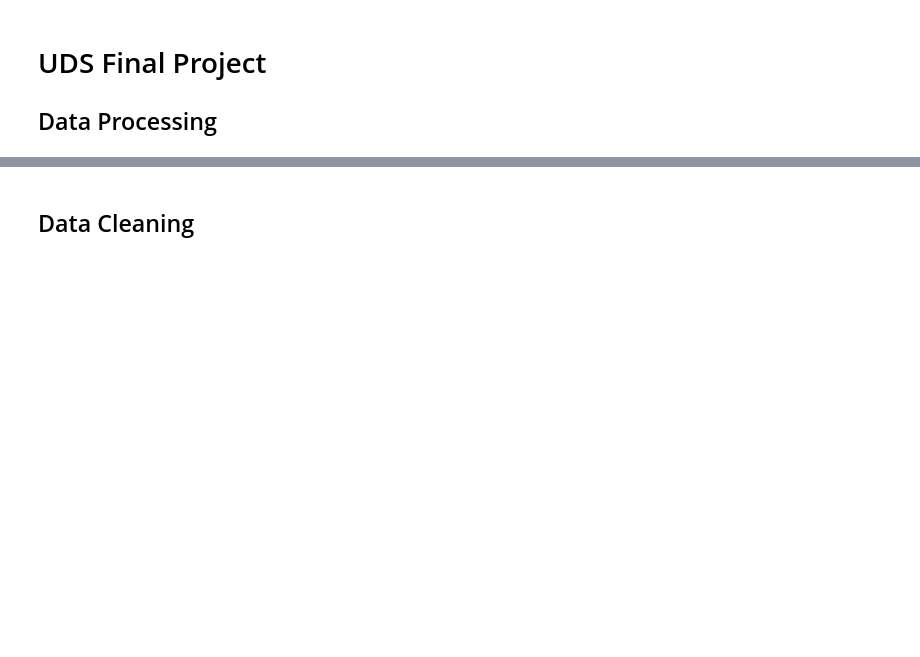
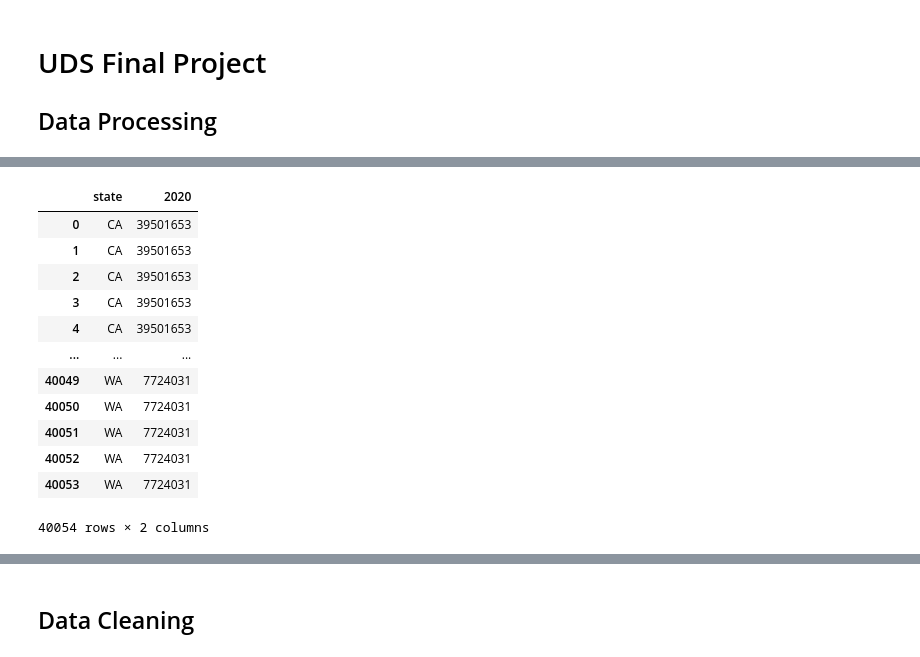
Before and after one commit to XquanL/Casual_Inference_UDS, a Jupyter notebook: 20_code/Dataprocessing_elisa.ipynb, the cells around one changed output, grey strips where cells are left out. Saved outputs shown, nothing was run; the diff lists cells and outputs as text; code cells hidden in the pictures; blank space fills up the shorter version.

```diff
--- a/20_code/Dataprocessing_elisa.ipynb
+++ b/20_code/Dataprocessing_elisa.ipynb
@@ -23,0 +28,19 @@ df.head()
+# %%
+# read in covid data
+covid = pd.read_csv('https://raw.githubusercontent.com/MIDS-at-Duke/uds-2023-team-1/main/30_intermediate_files/matched_data_new.csv?token=GHSAT0AAAAAAB5CQTOT6ZJ3XT3PO5JJ4IK4ZB3QGFA')
+covid = covid[['state', '2020']]
+covid
+# %% [output]
+|  | state | 2020 |
+| 0 | CA | 39501653 |
+| 1 | CA | 39501653 |
+| 2 | CA | 39501653 |
+| 3 | CA | 39501653 |
+| 4 | CA | 39501653 |
+| ... | ... | ... |
+| 40049 | WA | 7724031 |
+| 40050 | WA | 7724031 |
+| 40051 | WA | 7724031 |
+| 40052 | WA | 7724031 |
+| 40053 | WA | 7724031 |
+40054 rows × 2 columns
```
Also changed, not shown: parts of 7 cells of this notebook, 2 other files.
